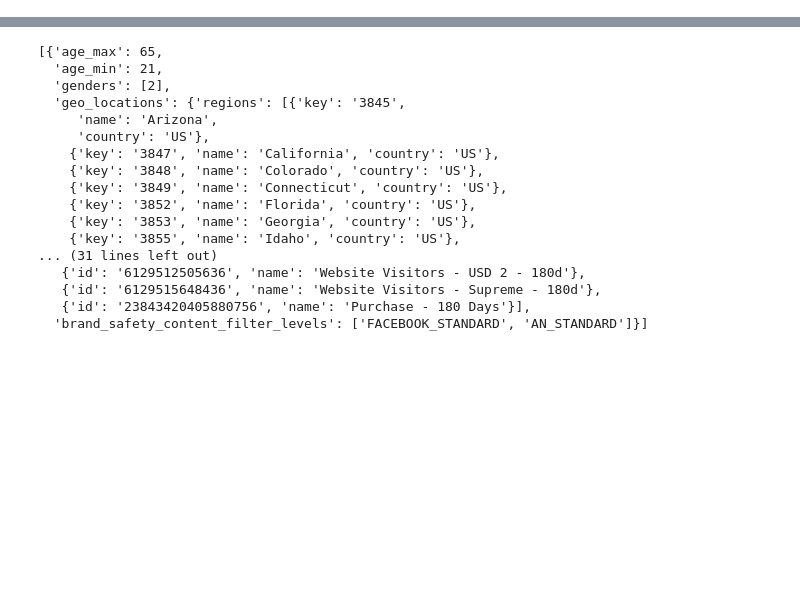
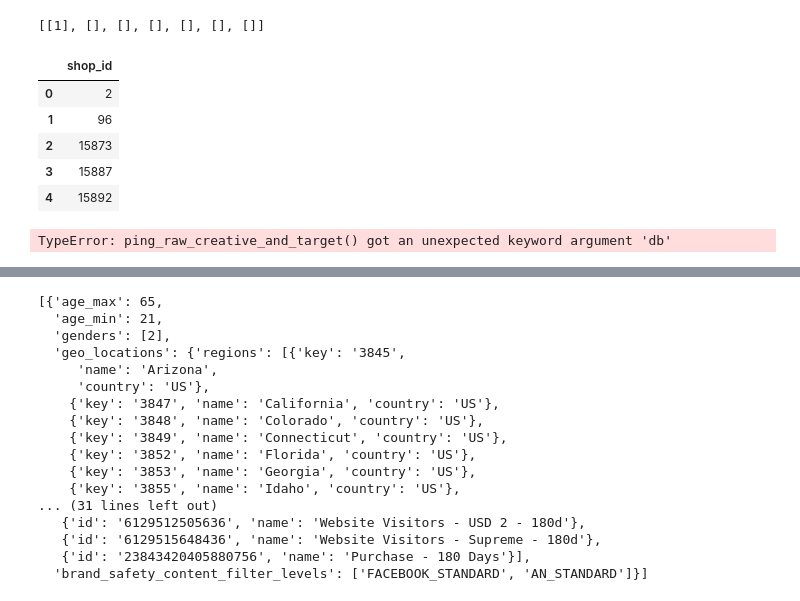
Before and after one commit to Katja-Lebesgue/premium_dashboard, a Jupyter notebook: tmp.ipynb, the cells around one changed output, grey strips where cells are left out. Saved outputs shown, nothing was run; the diff lists cells and outputs as text; code cells hidden in the pictures; blank space fills up the shorter version.

```diff
--- a/tmp.ipynb
+++ b/tmp.ipynb
@@ -16,0 +223,19 @@ base I am using: prod.cw6tznt1p9hq.us-east-1.rds.amazonaws.com
+# %%
+list(map(list, np.array_split([1], 7)))
+# %% [output]
+[[1], [], [], [], [], [], []]
+# %%
+df = pd.read_sql(db.query(FacebookDailyPerformance.shop_id).distinct().limit(5).statement, db.bind)
+# %%
+df
+# %% [output]
+|  | shop_id |
+| 0 | 2 |
+| 1 | 96 |
+| 2 | 15873 |
+| 3 | 15887 |
+| 4 | 15892 |
+# %%
+df = ping_raw_creative_and_target(db=db, shop_id=268714, ad_id=6026939154285)
+# %% [output]
+TypeError: ping_raw_creative_and_target() got an unexpected keyword argument 'db'
```
Also changed, not shown: parts of 21 cells of this notebook, 15 other files.
